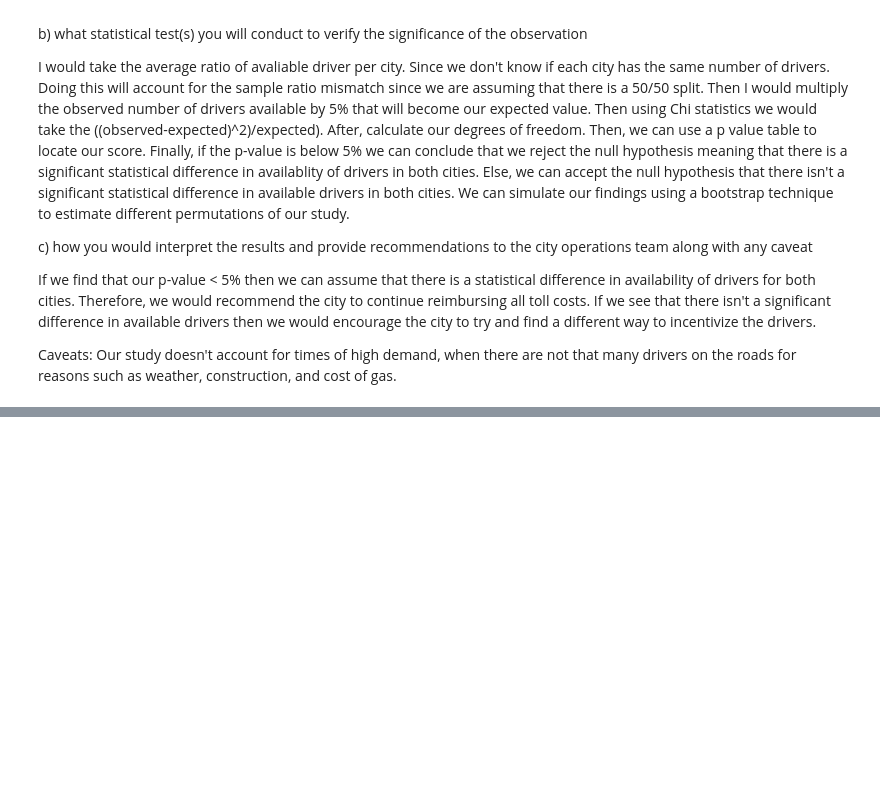
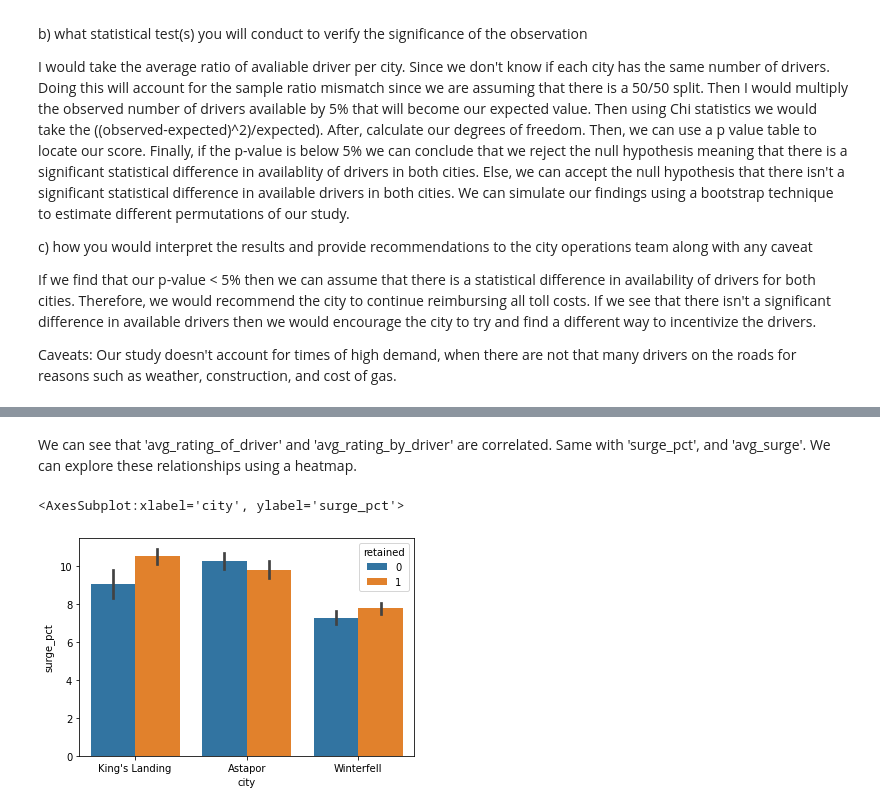
Before and after one commit to lruizarce/dsc_v5, a Jupyter notebook: Unit 27 - Effective Interview/dataAnalysisInterviewChallenge.ipynb, the cells around one changed output, grey strips where cells are left out. Cells and saved outputs as stored; diff of their text form; code cells hidden in the pictures; blank space fills up the shorter version.

```diff
--- a/Unit 27 - Effective Interview/dataAnalysisInterviewChallenge.ipynb
+++ b/Unit 27 - Effective Interview/dataAnalysisInterviewChallenge.ipynb
@@ -161,0 +362,7 @@ Our study doesn't account for times of high demand, when there are not that many
+# %% [markdown]
+We can see that 'avg_rating_of_driver' and 'avg_rating_by_driver' are correlated. Same with 'surge_pct', and 'avg_surge'. We can explore these relationships using a heatmap.
+# %%
+sns.barplot(data=df, x='city', y='surge_pct', hue='retained')
+# %% [output]
+<AxesSubplot:xlabel='city', ylabel='surge_pct'>
+[figure, added]
```
Also changed, not shown: parts of 78 cells of this notebook.
